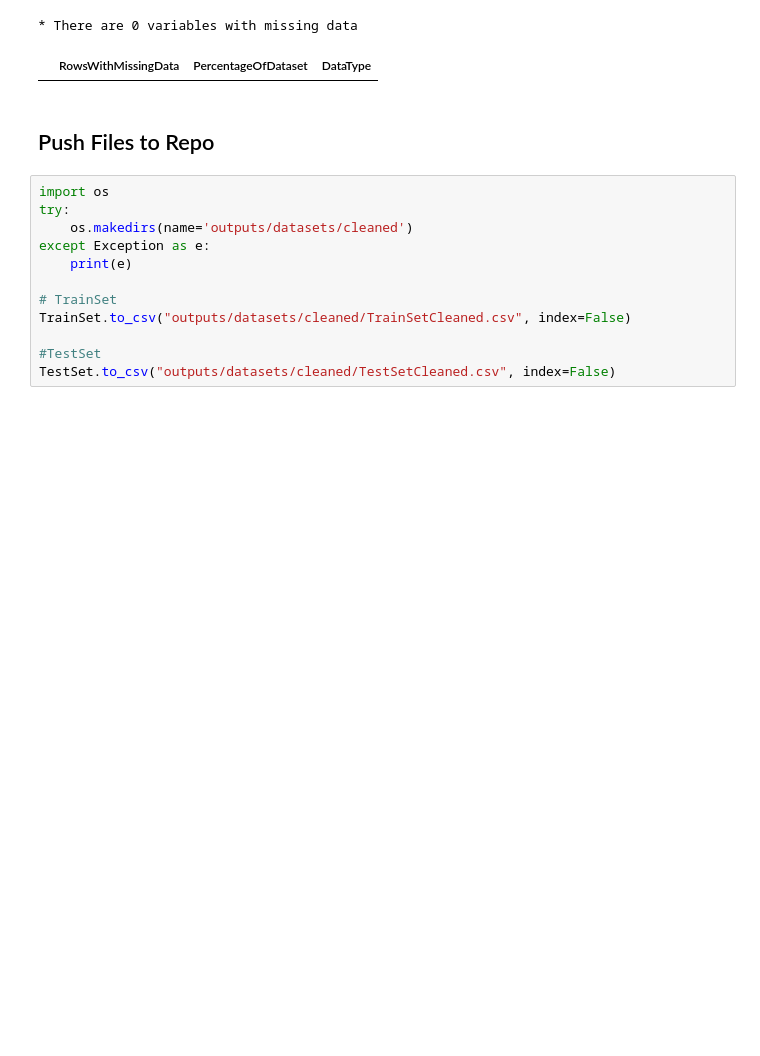
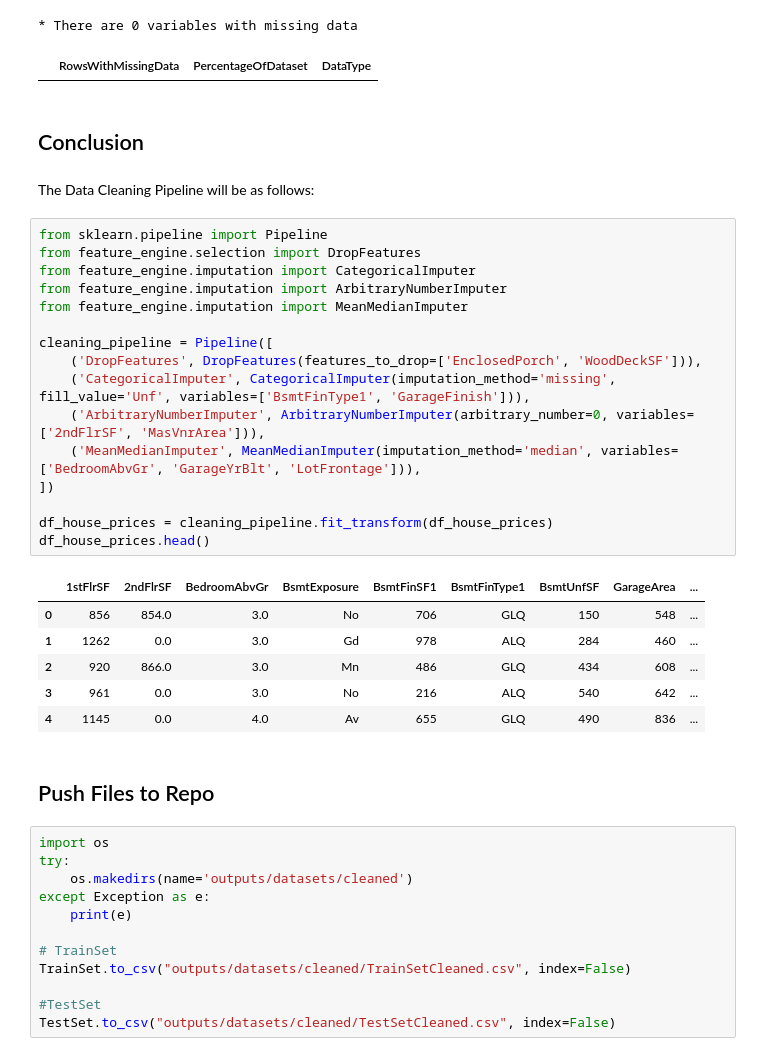
Before and after one commit to bolliebrain/ames-heritage-housing, a Jupyter notebook: jupyter_notebooks/02-DataCleaning.ipynb, the cells around one changed output. Cells and saved outputs as stored; diff of their text form; blank space fills up the shorter version.

Commit message:
Created data cleaning pipeline and feature engineering data exploration

```diff
--- a/jupyter_notebooks/02-DataCleaning.ipynb
+++ b/jupyter_notebooks/02-DataCleaning.ipynb
@@ -506,6 +504,33 @@ df_missing_data
 # %% [output]
 * There are 0 variables with missing data
 |  | RowsWithMissingData | PercentageOfDataset | DataType |
+# %% [markdown]
+## Conclusion
+# %% [markdown]
+The Data Cleaning Pipeline will be as follows:
+# %%
+from sklearn.pipeline import Pipeline
+from feature_engine.selection import DropFeatures
+from feature_engine.imputation import CategoricalImputer
+from feature_engine.imputation import ArbitraryNumberImputer
+from feature_engine.imputation import MeanMedianImputer
+
+cleaning_pipeline = Pipeline([
+    ('DropFeatures', DropFeatures(features_to_drop=['EnclosedPorch', 'WoodDeckSF'])),
+    ('CategoricalImputer', CategoricalImputer(imputation_method='missing', fill_value='Unf', variables=['BsmtFinType1', 'GarageFinish'])),
+    ('ArbitraryNumberImputer', ArbitraryNumberImputer(arbitrary_number=0, variables=['2ndFlrSF', 'MasVnrArea'])),
+    ('MeanMedianImputer', MeanMedianImputer(imputation_method='median', variables=['BedroomAbvGr', 'GarageYrBlt', 'LotFrontage'])),
+])
+
+df_house_prices = cleaning_pipeline.fit_transform(df_house_prices)
+df_house_prices.head()
+# %% [output]
+|  | 1stFlrSF | 2ndFlrSF | BedroomAbvGr | BsmtExposure | BsmtFinSF1 | BsmtFinType1 | BsmtUnfSF | GarageArea | ... |
+| 0 | 856 | 854.0 | 3.0 | No | 706 | GLQ | 150 | 548 | ... |
+| 1 | 1262 | 0.0 | 3.0 | Gd | 978 | ALQ | 284 | 460 | ... |
+| 2 | 920 | 866.0 | 3.0 | Mn | 486 | GLQ | 434 | 608 | ... |
+| 3 | 961 | 0.0 | 3.0 | No | 216 | ALQ | 540 | 642 | ... |
+| 4 | 1145 | 0.0 | 4.0 | Av | 655 | GLQ | 490 | 836 | ... |
 # %% [markdown]
 ## Push Files to Repo
 # %%
```
Also changed, not shown: parts of 3 cells of this notebook, 2 other files.
